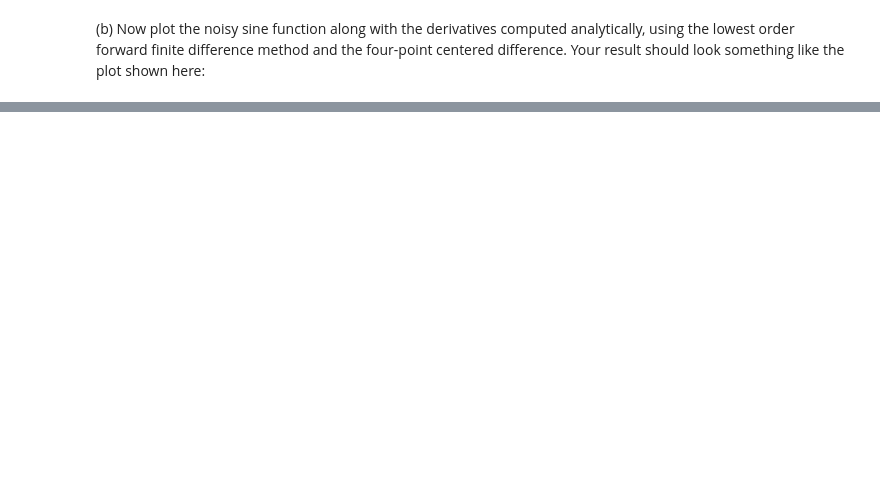
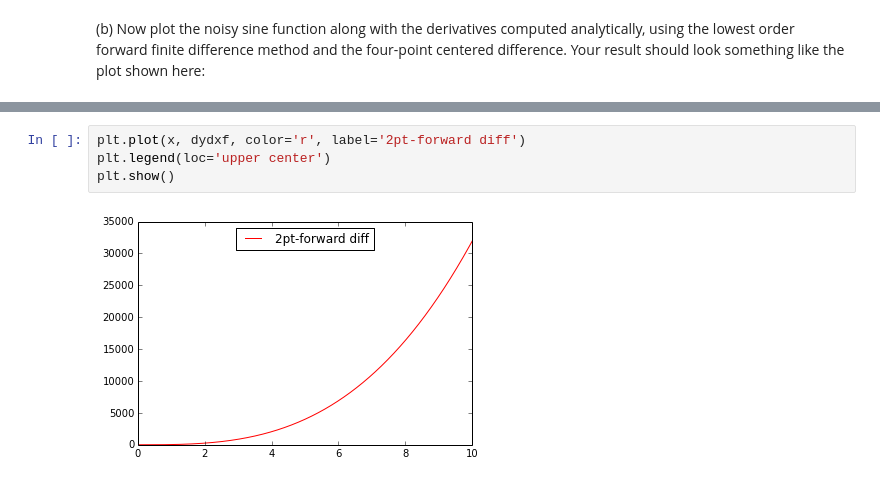
Before and after one commit to nwilli14/PHYS202-S14, a Jupyter notebook: SciPy/DifferentiationExercises.ipynb, the cells around one changed output, grey strips where cells are left out. Drawn from its saved outputs; the diff is of its cells as text; blank space fills up the shorter version.

```diff
--- a/SciPy/DifferentiationExercises.ipynb
+++ b/SciPy/DifferentiationExercises.ipynb
@@ -157,0 +238,6 @@ ValueError: x and y must have same first dimension
+# %%
+plt.plot(x, dydxf, color='r', label='2pt-forward diff')
+plt.legend(loc='upper center')
+plt.show()
+# %% [output]
+[figure, added]
```
Also changed, not shown: parts of 12 cells of this notebook, 4 other files.
